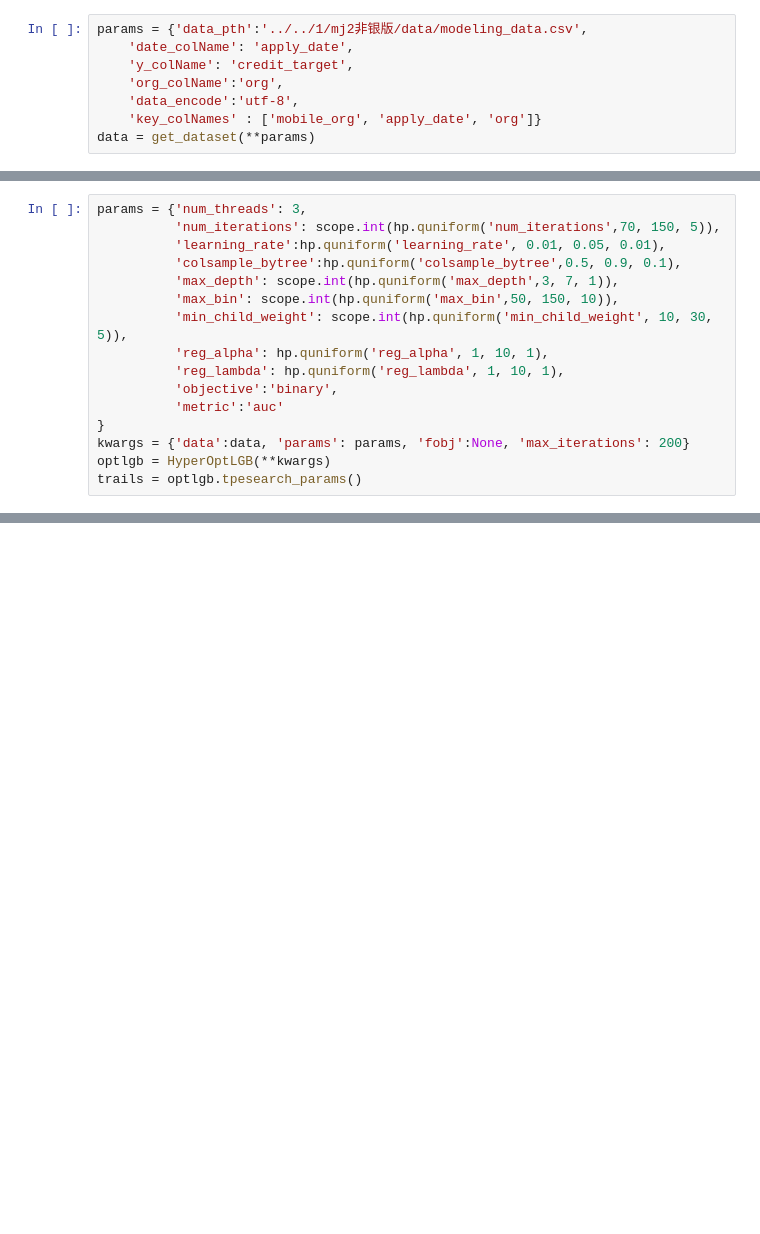
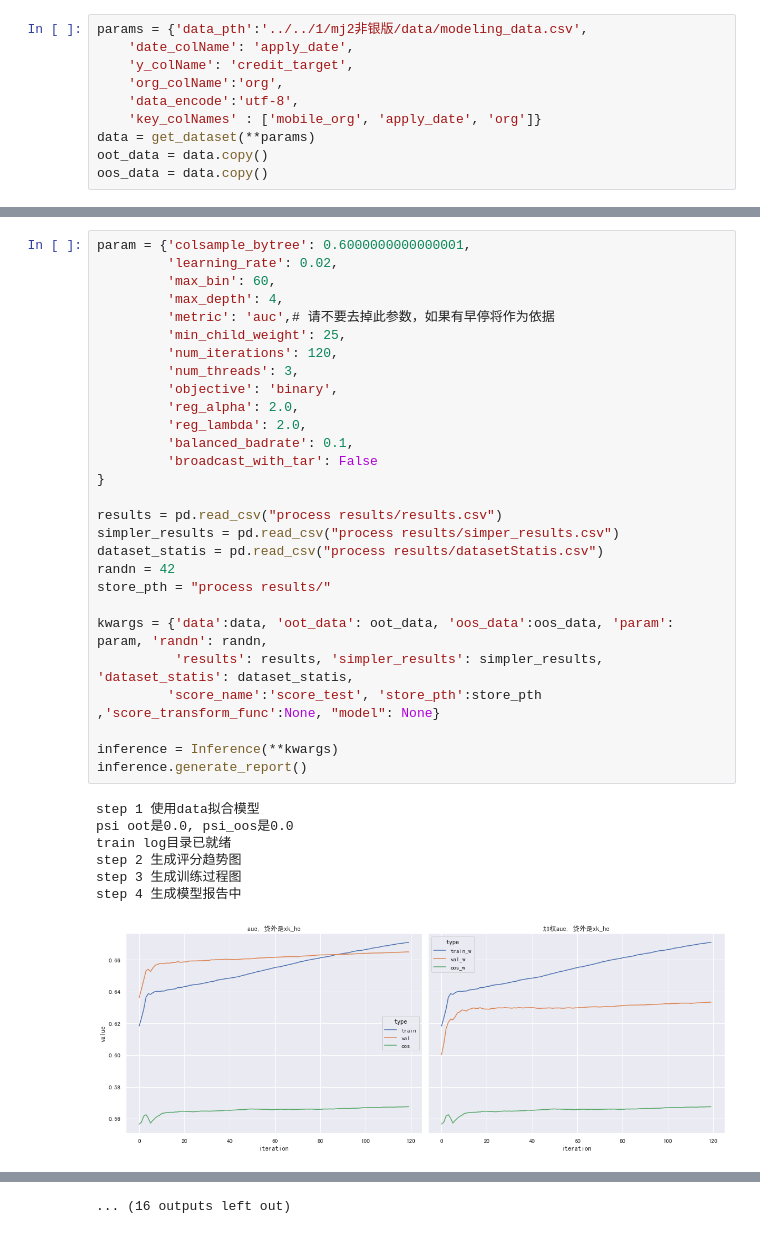
Before and after one commit to AutoModeling-Standard-Product/AutoModeling, a Jupyter notebook: inference.ipynb, the cells around one changed output, grey strips where cells are left out. Cells and saved outputs as stored; diff of their text form; blank space fills up the shorter version.

Commit message:
update hyperopt & augmentation

```diff
--- a/inference.ipynb
+++ b/inference.ipynb
@@ -11,3 +22,5 @@ params = {'data_pth':'../../1/mj2非银版/data/modeling_data.csv',
     'data_encode':'utf-8',
     'key_colNames' : ['mobile_org', 'apply_date', 'org']}
 data = get_dataset(**params)
+oot_data = data.copy()
+oos_data = data.copy()
@@ -113,16 +30,0 @@ a
-# %%
-params = {'num_threads': 3,
-          'num_iterations': scope.int(hp.quniform('num_iterations',70, 150, 5)),
-          'learning_rate':hp.quniform('learning_rate', 0.01, 0.05, 0.01),
-          'colsample_bytree':hp.quniform('colsample_bytree',0.5, 0.9, 0.1),
-          'max_depth': scope.int(hp.quniform('max_depth',3, 7, 1)),
-          'max_bin': scope.int(hp.quniform('max_bin',50, 150, 10)),
-          'min_child_weight': scope.int(hp.quniform('min_child_weight', 10, 30, 5)),
-          'reg_alpha': hp.quniform('reg_alpha', 1, 10, 1),
-          'reg_lambda': hp.quniform('reg_lambda', 1, 10, 1),
-          'objective':'binary',
-          'metric':'auc'
-}
-kwargs = {'data':data, 'params': params, 'fobj':None, 'max_iterations': 200}
-optlgb = HyperOptLGB(**kwargs)
-trails = optlgb.tpesearch_params()
@@ -128,0 +361,36 @@ trails = optlgb.tpesearch_params()
+# %%
+param = {'colsample_bytree': 0.6000000000000001,
+         'learning_rate': 0.02,
+         'max_bin': 60,
+         'max_depth': 4,
+         'metric': 'auc',# 请不要去掉此参数，如果有早停将作为依据
+         'min_child_weight': 25,
+         'num_iterations': 120,
+         'num_threads': 3,
+         'objective': 'binary',
+         'reg_alpha': 2.0,
+         'reg_lambda': 2.0,
+         'balanced_badrate': 0.1,
+         'broadcast_with_tar': False
+}
+
+results = pd.read_csv("process results/results.csv")
+simpler_results = pd.read_csv("process results/simper_results.csv")
+dataset_statis = pd.read_csv("process results/datasetStatis.csv")
+randn = 42
+store_pth = "process results/"
+
+kwargs = {'data':data, 'oot_data': oot_data, 'oos_data':oos_data, 'param': param, 'randn': randn,
+          'results': results, 'simpler_results': simpler_results, 'dataset_statis': dataset_statis,
+         'score_name':'score_test', 'store_pth':store_pth ,'score_transform_func':None, "model": None}
+
+inference = Inference(**kwargs)
+inference.generate_report()
+# %% [output]
+step 1 使用data拟合模型
+psi oot是0.0, psi_oos是0.0
+train log目录已就绪
+step 2 生成评分趋势图
+step 3 生成训练过程图
+step 4 生成模型报告中
+[figure, added]
@@ -128,0 +407 @@ trails = optlgb.tpesearch_params()
+... (16 outputs left out)
```
Also changed, not shown: parts of 6 cells of this notebook, 9 other files.
